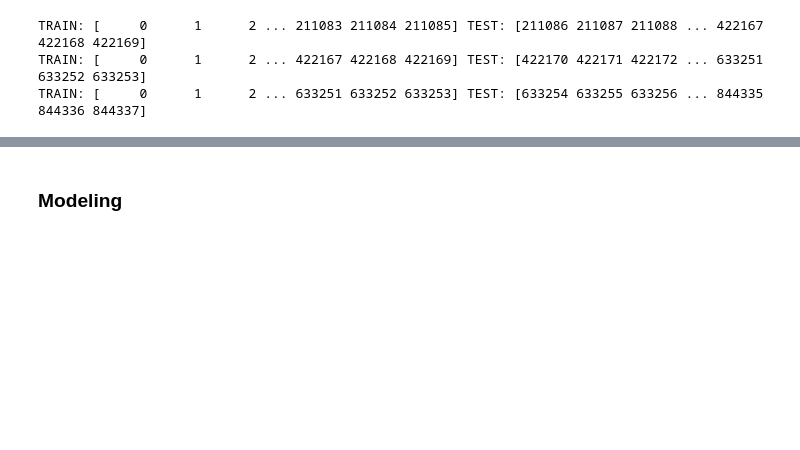
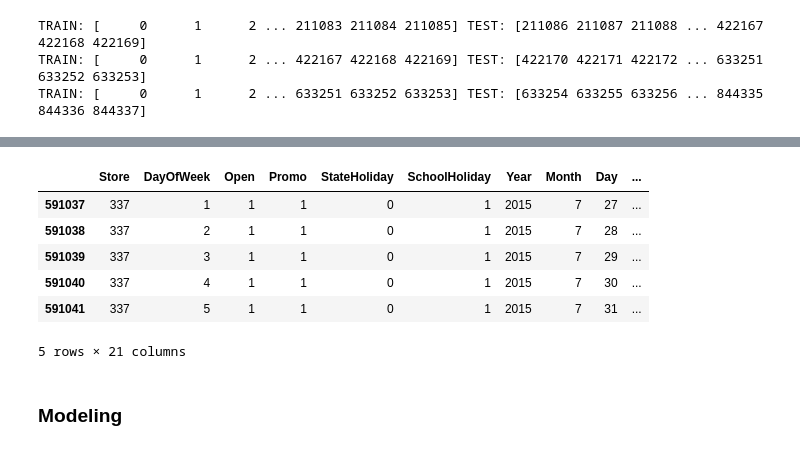
Before and after one commit to cuthlo/springboard, a Jupyter notebook: capstone_project2/Linear Regression Feature_and_Modeling .ipynb, the cells around one changed output, grey strips where cells are left out. Drawn from its saved outputs; the diff is of its cells as text; code cells hidden in the pictures; blank space fills up the shorter version.

```diff
--- a/capstone_project2/Linear Regression Feature_and_Modeling .ipynb
+++ b/capstone_project2/Linear Regression Feature_and_Modeling .ipynb
@@ -82,2 +140,12 @@ TRAIN: [     0      1      2 ... 633251 633252 633253] TEST: [633254 633255 6332
+# %%
+X_test_2.head()
+# %% [output]
+|  | Store | DayOfWeek | Open | Promo | StateHoliday | SchoolHoliday | Year | Month | Day | ... |
+| 591037 | 337 | 1 | 1 | 1 | 0 | 1 | 2015 | 7 | 27 | ... |
+| 591038 | 337 | 2 | 1 | 1 | 0 | 1 | 2015 | 7 | 28 | ... |
+| 591039 | 337 | 3 | 1 | 1 | 0 | 1 | 2015 | 7 | 29 | ... |
+| 591040 | 337 | 4 | 1 | 1 | 0 | 1 | 2015 | 7 | 30 | ... |
+| 591041 | 337 | 5 | 1 | 1 | 0 | 1 | 2015 | 7 | 31 | ... |
+5 rows × 21 columns
 # %% [markdown]
 ### Modeling
```
Also changed, not shown: parts of 17 cells of this notebook, 3 other files.
